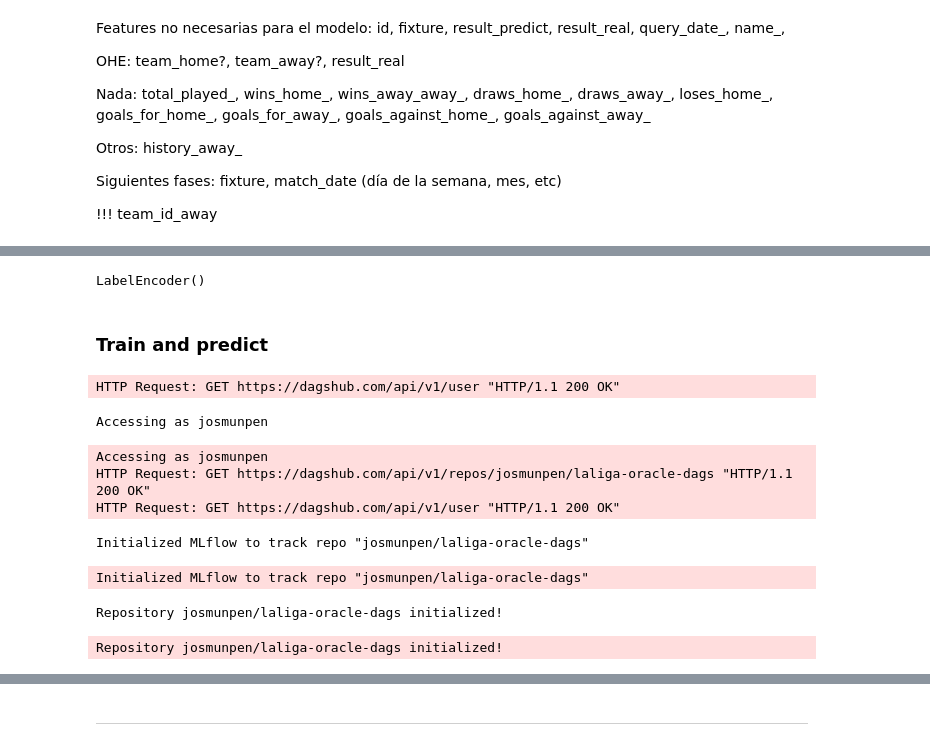
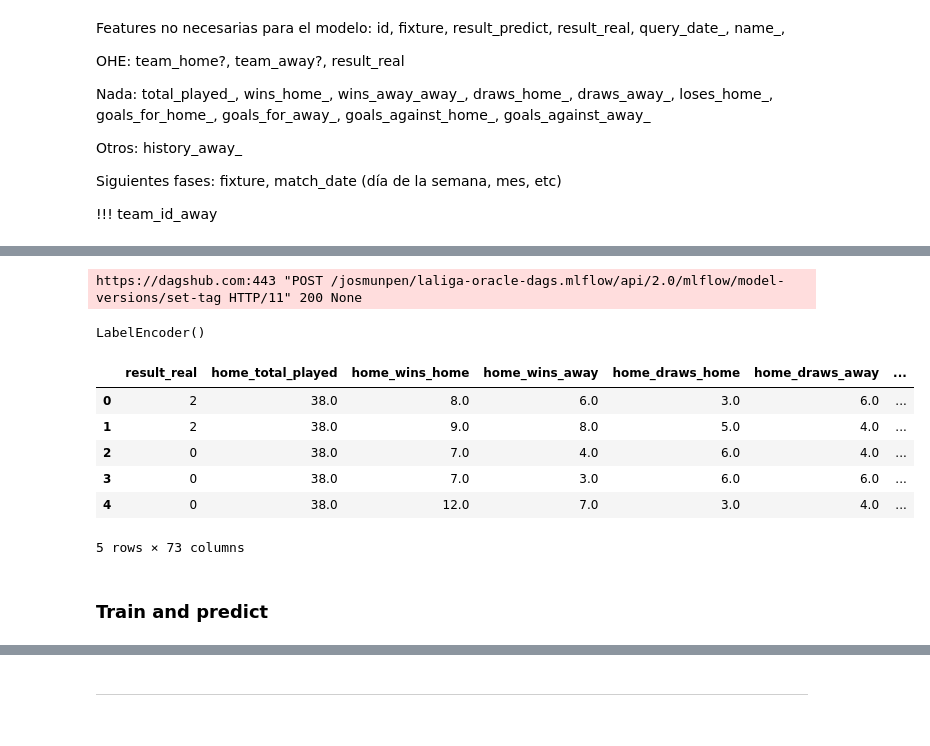
Before and after one commit to josmunpen/my-league-oracle, a Jupyter notebook: notebooks/train.ipynb, the cells around one changed output, grey strips where cells are left out. Drawn from its saved outputs; the diff is of its cells as text; code cells hidden in the pictures.

```diff
--- a/notebooks/train.ipynb
+++ b/notebooks/train.ipynb
@@ -157,7 +233,7 @@ df.drop(
 # %%
 # One hot encoding
 # ohe_cols = ["team_home", "team_away", "result_real"]
-ohe_cols = ["team_home", "team_away"]
+ohe_cols = ["team_home", "team_away", "season"]
 ohe_encoder = OneHotEncoder(sparse_output=False).set_output(transform="pandas")
 # %%
 ohe_encoder = ohe_encoder.fit(df[ohe_cols])
@@ -167,3 +270,12 @@ with open("ohe_encoder.sav", "wb") as f:
+# %%
+mlflow_client.set_model_version_tag(
+    name="ohe_encoder",
+    version=ohe_info.version,
+    key="date_version",
+    value=date_version
+)
+# %% [output]
+https://dagshub.com:443 "POST /josmunpen/laliga-oracle-dags.mlflow/api/2.0/mlflow/model-versions/set-tag HTTP/11" 200 None
 # %%
 ohe_encoded = ohe_encoder.transform(df[ohe_cols])
 # %%
@@ -192,15 +335,39 @@ LabelEncoder()
 df["result_real"] = le.transform(df["result_real"])
 # %%
 # History feature
-cols_home_last = ["home_last_1", "home_last_2", "home_last_3", "home_last_4", "home_last_5", "home_last_6"]
-cols_away_last = ["away_last_1", "away_last_2", "away_last_3", "away_last_4", "away_last_5", "away_last_6"]
+cols_home_last = [
+    "home_last_1",
+    "home_last_2",
+    "home_last_3",
+    "home_last_4",
+    "home_last_5",
+    "home_last_6",
+]
+cols_away_last = [
+    "away_last_1",
+    "away_last_2",
+    "away_last_3",
+    "away_last_4",
+    "away_last_5",
+    "away_last_6",
+]
 
-df['home_last_avg'] = df[cols_home_last].mean(axis=1, skipna=True)
-df['away_last_avg'] = df[cols_away_last].mean(axis=1, skipna=True)
+df["home_last_avg"] = df[cols_home_last].mean(axis=1, skipna=True)
+df["away_last_avg"] = df[cols_away_last].mean(axis=1, skipna=True)
 
-df.drop(columns=cols_home_last , axis=1, inplace=True)
-df.drop(columns=cols_away_last , axis=1, inplace=True)
+df.drop(columns=cols_home_last, axis=1, inplace=True)
+df.drop(columns=cols_away_last, axis=1, inplace=True)
 # %%
 history_feature = "Avg last 6 matches"
+# %%
+df.head()
+# %% [output]
+|  | result_real | home_total_played | home_wins_home | home_wins_away | home_draws_home | home_draws_away | ... |
+| 0 | 2 | 38.0 | 8.0 | 6.0 | 3.0 | 6.0 | ... |
+| 1 | 2 | 38.0 | 9.0 | 8.0 | 5.0 | 4.0 | ... |
+| 2 | 0 | 38.0 | 7.0 | 4.0 | 6.0 | 4.0 | ... |
+| 3 | 0 | 38.0 | 7.0 | 3.0 | 6.0 | 6.0 | ... |
+| 4 | 0 | 38.0 | 12.0 | 7.0 | 3.0 | 4.0 | ... |
+5 rows × 73 columns
 # %% [markdown]
 ### Train and predict
@@ -214,12 +373,0 @@ mlflow.set_tracking_uri("https://dagshub.com/josmunpen/laliga-oracle-dags.mlflow
-# %%
-dagshub.init(repo_owner='josmunpen', repo_name='laliga-oracle-dags', mlflow=True)
-# %% [output]
-HTTP Request: GET https://dagshub.com/api/v1/user "HTTP/1.1 200 OK"
-Accessing as josmunpen
-Accessing as josmunpen
-HTTP Request: GET https://dagshub.com/api/v1/repos/josmunpen/laliga-oracle-dags "HTTP/1.1 200 OK"
-HTTP Request: GET https://dagshub.com/api/v1/user "HTTP/1.1 200 OK"
-Initialized MLflow to track repo "josmunpen/laliga-oracle-dags"
-Initialized MLflow to track repo "josmunpen/laliga-oracle-dags"
-Repository josmunpen/laliga-oracle-dags initialized!
-Repository josmunpen/laliga-oracle-dags initialized!
```
Also changed, not shown: parts of 92 cells of this notebook, 25 other files.
